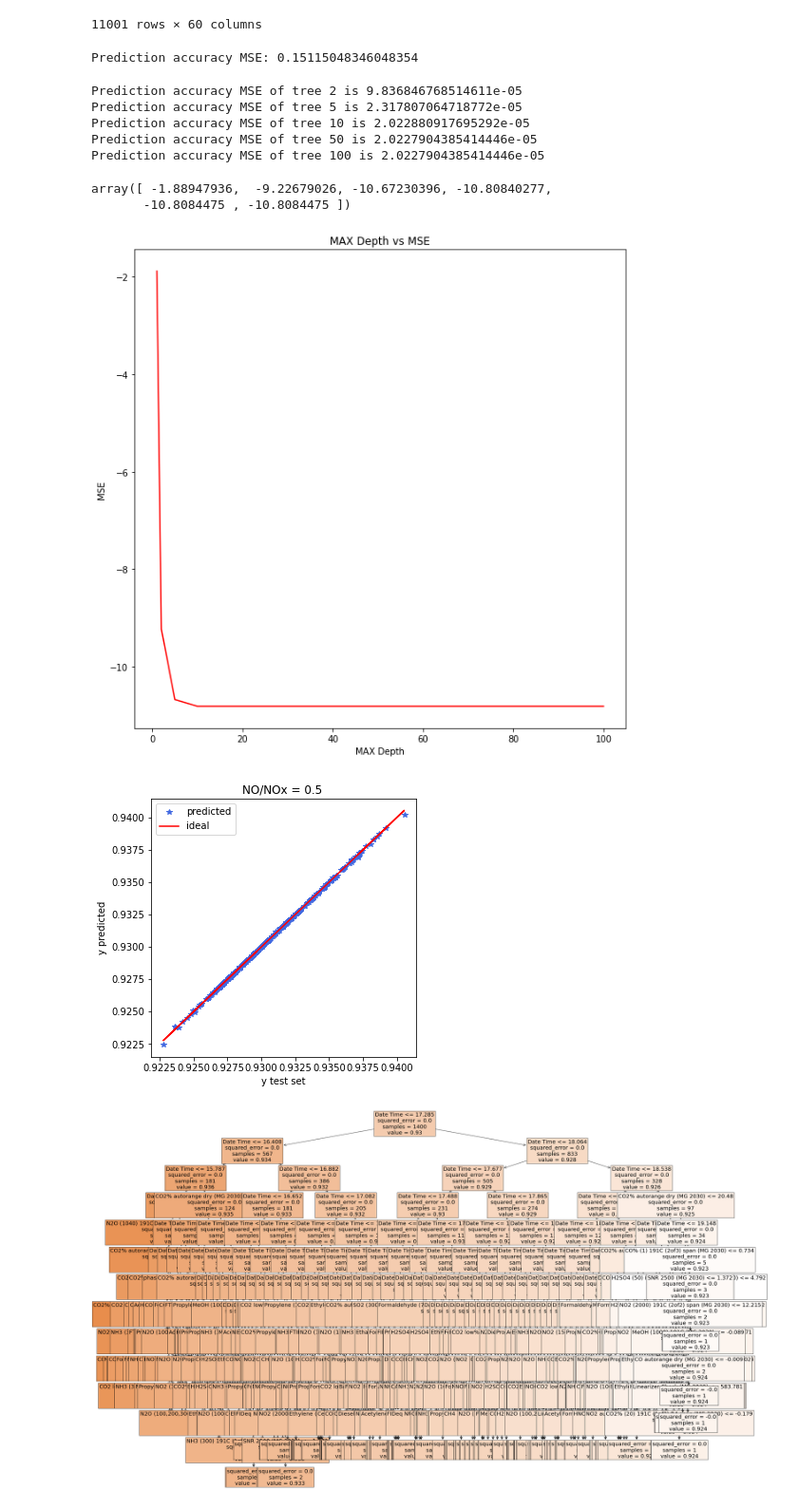
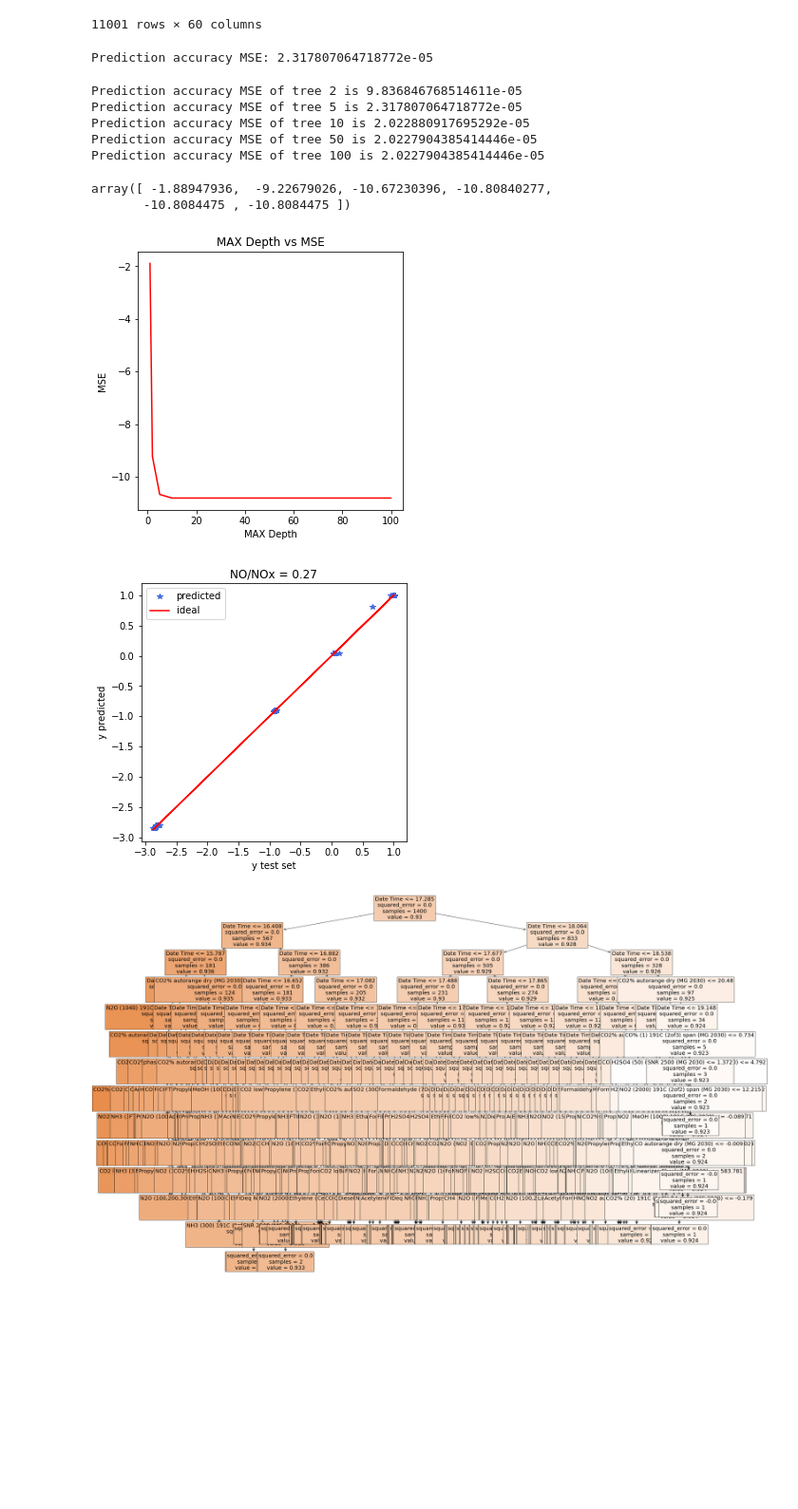
Before and after one commit to XiuyuTang/PACCAR_SCR_ML_Project, a Jupyter notebook: Exploratory_Notebook_Decision_Tree_NoxRatio_0.27.ipynb, the cells around one changed output. Shown: that part at 95% size. Saved outputs shown, nothing was run; the diff lists cells and outputs as text; code cells hidden in the pictures; blank space fills up the shorter version.

```diff
--- a/Exploratory_Notebook_Decision_Tree_NoxRatio_0.27.ipynb
+++ b/Exploratory_Notebook_Decision_Tree_NoxRatio_0.27.ipynb
@@ -85,7 +85,7 @@ X_train, X_test, y_train, y_test = train_test_split(df_train, df_test, test_size
 
 
 #1.3 Predict and print MSE
-regr = DecisionTreeRegressor(random_state = 0, max_depth = 1)
+regr = DecisionTreeRegressor(random_state = 0, max_depth = 5)
 regr.fit(X_train, y_train)
 
 y_pred = regr.predict(X_test)
@@ -93,7 +93,7 @@ y_pred = regr.predict(X_test)
 MSE1 = mean_squared_error(y_test, y_pred)
 print("Prediction accuracy MSE:", mean_squared_error(y_test, y_pred))
 # %% [output]
-Prediction accuracy MSE: 0.15115048346048354
+Prediction accuracy MSE: 2.317807064718772e-05
 # %%
 MSE = []
 MSE.append(MSE1)
@@ -121,17 +121,17 @@ array([ -1.88947936,  -9.22679026, -10.67230396, -10.80840277,
 # %%
 
 
 #1.5 Plot the natural logarithm of the MSE list as a function of max depth.
 
 Max_De = [1, 2, 5, 10, 50, 100]
-plt.figure(figsize = (10, 10))
+plt.figure(figsize = (5,5))
 plt.plot(Max_De, MSE, '-', color = 'red')
 plt.xlabel('MAX Depth')
 plt.ylabel('MSE')
 plt.title('MAX Depth vs MSE')
 plt.show()
 # %% [output]
-[figure, old version]
+[figure, new version]
 # %%
 plt.figure(figsize=(5,5))
 plt.plot(y_test, y_pred,'*', color='royalblue', label="predicted")
@@ -141,10 +141,10 @@ plt.plot(y_test, y_test, color='red', label="ideal")
 plt.xlabel('y test set')
 plt.ylabel('y predicted')
 plt.legend()
-plt.title('NO/NOx = 0.5 ')
+plt.title('NO/NOx = 0.27')
 plt.show()
 # %% [output]
-[figure, old version]
+[figure, new version]
 # %%
 fig = plt.figure(figsize=(35,20))
 tree.plot_tree(regr, feature_names=df.columns, filled=True, fontsize=20)
```
Also changed, not shown: 2 other files.
